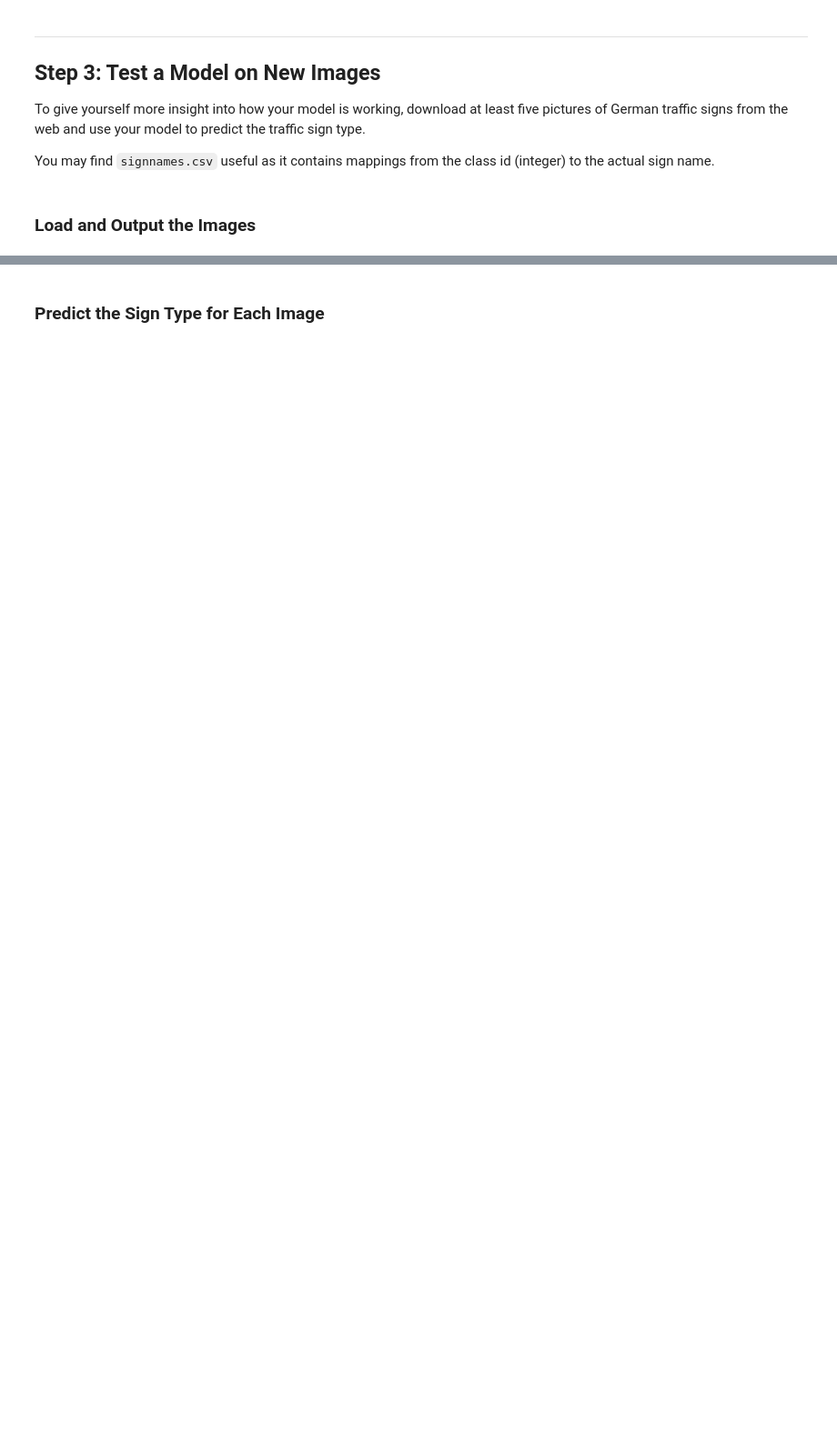
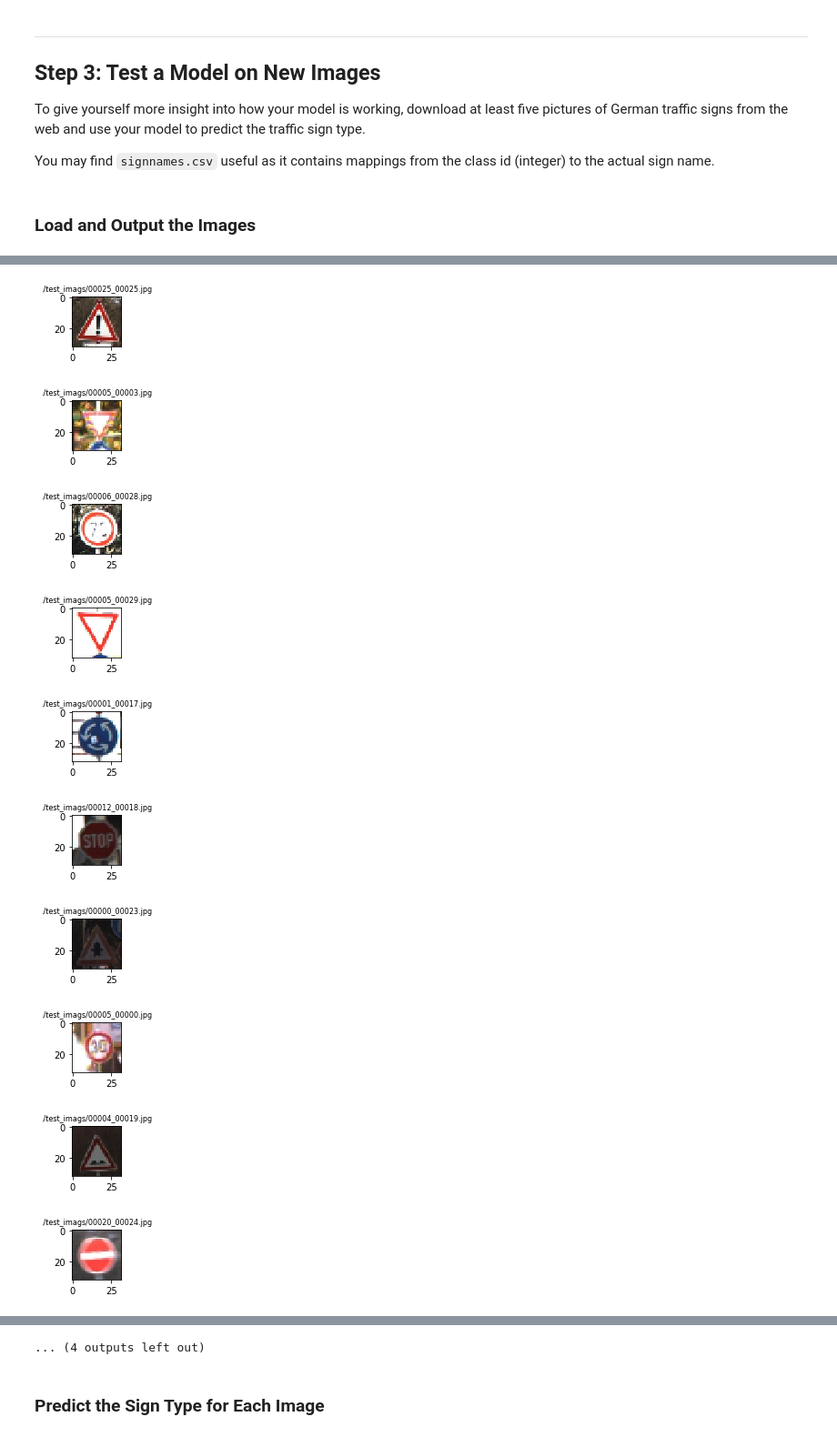
Before and after one commit to luteresa/P3_CarND-Traffic-Sign-Classifier, a Jupyter notebook: Traffic_Sign_Classifier.ipynb, the cells around one changed output, grey strips where cells are left out. Shown at 91% size. Cells and saved outputs as stored; diff of their text form; code cells hidden in the pictures; blank space fills up the shorter version.

```diff
--- a/Traffic_Sign_Classifier.ipynb
+++ b/Traffic_Sign_Classifier.ipynb
@@ -497,0 +614,44 @@ You may find `signnames.csv` useful as it contains mappings from the class id (i
+# %%
+### Load the images and plot them here.
+### Feel free to use as many code cells as needed.
+import matplotlib.image as mpimg
+import glob
+import os
+import matplotlib.pyplot as plt
+
+IMG_HEIGHT = 32
+IMG_WIDTH = 32
+
+def get_list_files(my_dir):
+    list_f = []
+    for file in os.listdir(my_dir):
+        if file.endswith('.jpg') or file.endswith('.png'):
+            f_path = my_dir+'/'+file
+            list_f.append(f_path)
+    return list_f
+
+my_dir = './test_imags'
+file_list = get_list_files(my_dir)
+#print(file_list)
+img_data=[]
+
+for file in file_list:
+    cur_img = cv2.imread(file)
+    #print(cur_img.shape)
+    cur_img = cv2.resize(cur_img,(32,32))
+    cur_img = cv2.cvtColor(cur_img,cv2.COLOR_BGR2RGB)
+    img_data.append(cur_img)
+    fig = plt.figure(figsize=(1,1))
+    plt.title(file,fontsize=8)
+    plt.imshow(cur_img)
+# %% [output]
+[figure, added]
+[figure, added]
+[figure, added]
+[figure, added]
+[figure, added]
+[figure, added]
+[figure, added]
+[figure, added]
+[figure, added]
+[figure, added]
@@ -498,3 +660,4 @@ You may find `signnames.csv` useful as it contains mappings from the class id (i
+... (4 outputs left out)
 # %% [markdown]
 ### Predict the Sign Type for Each Image
 # %%
```
Also changed, not shown: parts of 19 cells of this notebook, 21 other files.
